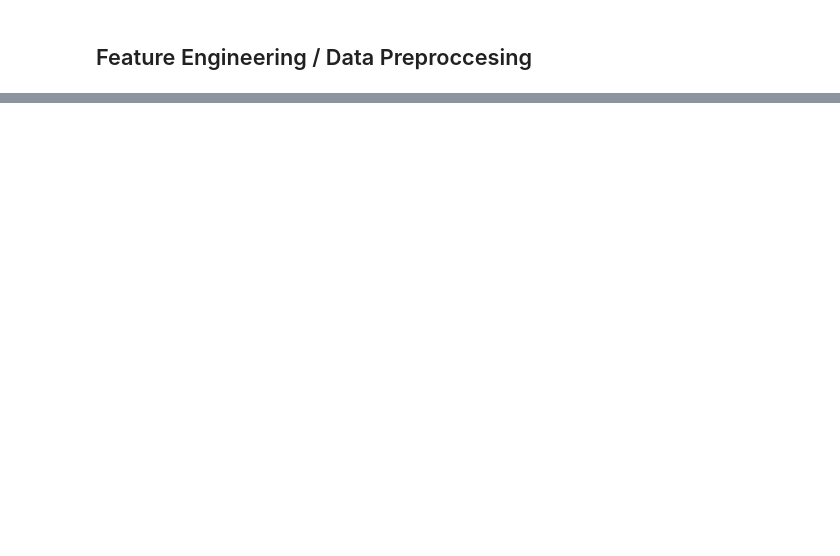
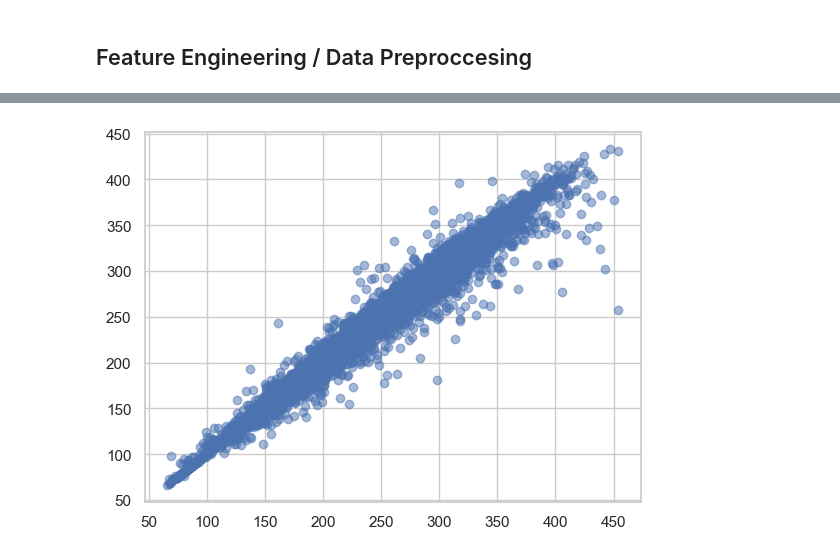
Before and after one commit to lcbean/flight-price-model, a Jupyter notebook: main.ipynb, the cells around one changed output, grey strips where cells are left out. Cells and saved outputs as stored; diff of their text form; code cells hidden in the pictures; blank space fills up the shorter version.

```diff
--- a/main.ipynb
+++ b/main.ipynb
@@ -924,0 +889,3 @@ best_regressor.score(X_test, y_test)
+# %%
+x = df.drop(['fare'], axis=1)
+y = df['fare']
@@ -924,0 +917,5 @@ best_regressor.score(X_test, y_test)
+# %%
+from sklearn.model_selection import train_test_split
+
+x_train, x_test, y_train, y_test = train_test_split(x, y, test_size=0.30, random_state=123)
+x_train.shape, x_test.shape, y_train.shape, y_test.shape
@@ -924,0 +926,3 @@ best_regressor.score(X_test, y_test)
+# %%
+selection = ExtraTreesRegressor()
+selection.fit(x_train, y_train)
@@ -924,0 +943,2 @@ best_regressor.score(X_test, y_test)
+# %%
+y_pred = selection.predict(x_test)
@@ -924,0 +998,5 @@ best_regressor.score(X_test, y_test)
+# %%
+plt.pyplot.scatter(y_test, y_pred, alpha=0.5)
+plt.pyplot.show()
+# %% [output]
+[figure, added]
```
Also changed, not shown: parts of 75 cells of this notebook.
